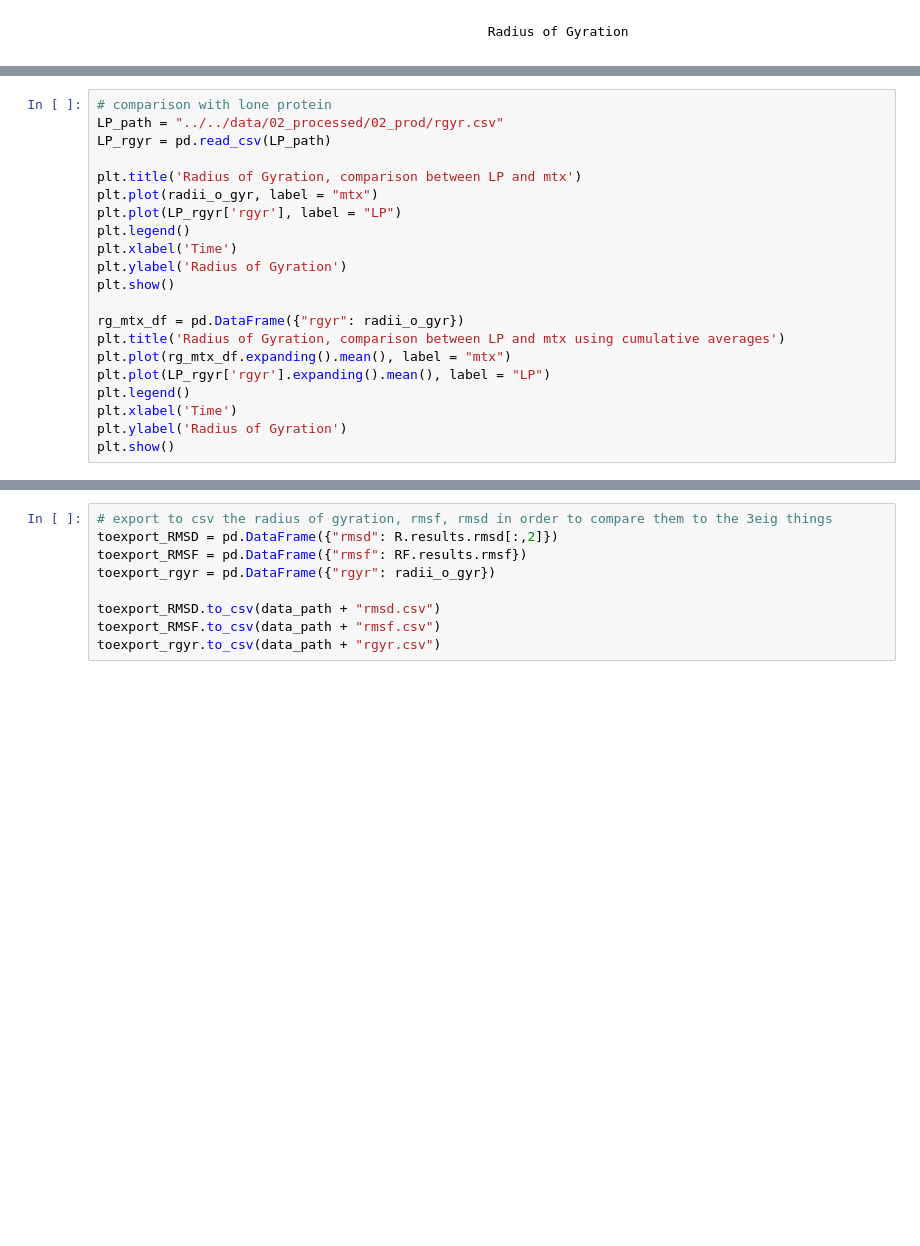
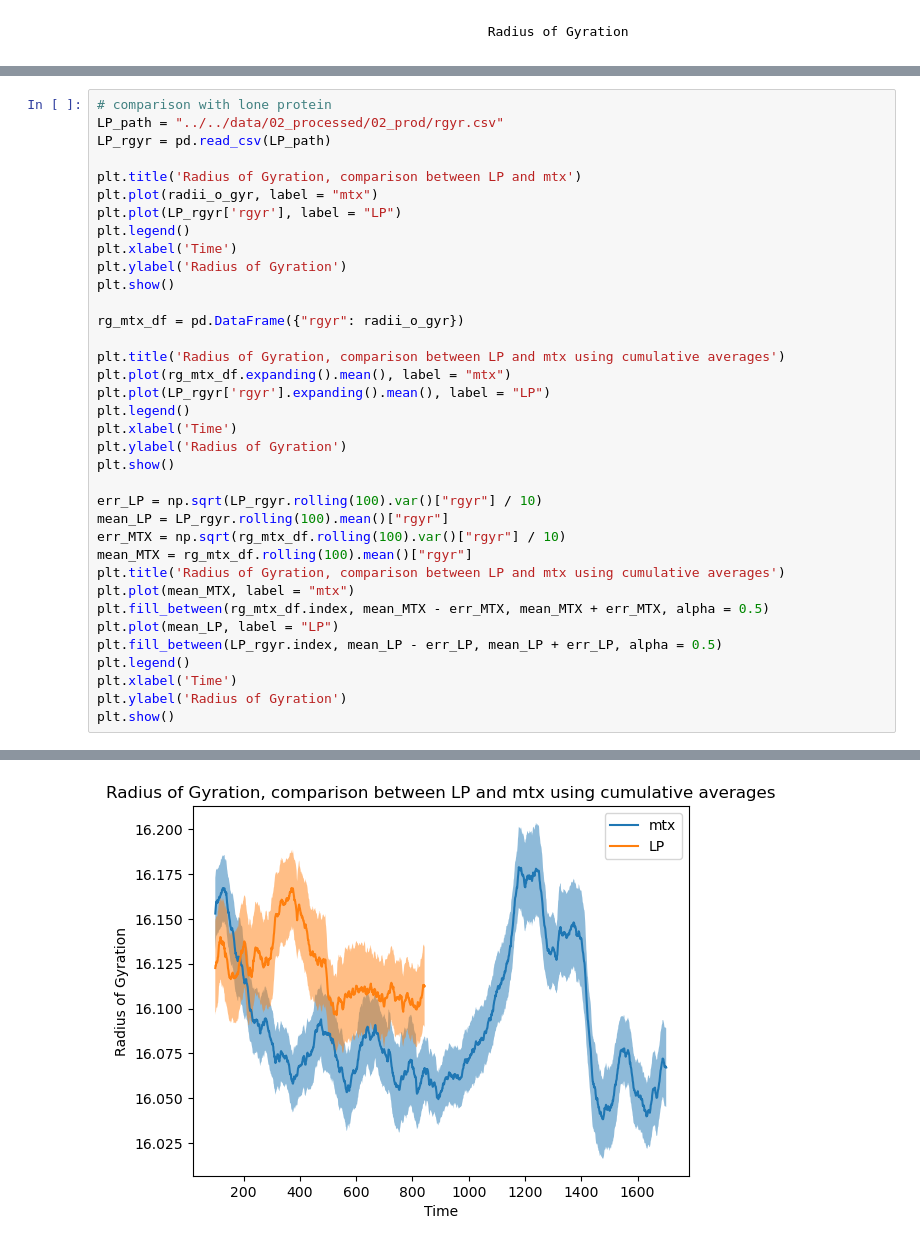
Before and after one commit to gac-uni/cbp_final2, a Jupyter notebook: notebooks/mtx/MD_Analysis_Pipeline_1.0.ipynb, the cells around one changed output, grey strips where cells are left out. Cells and saved outputs as stored; diff of their text form; blank space fills up the shorter version.

```diff
--- a/notebooks/mtx/MD_Analysis_Pipeline_1.0.ipynb
+++ b/notebooks/mtx/MD_Analysis_Pipeline_1.0.ipynb
@@ -174,33 +168,40 @@ Text(0, 0.5, 'Radius of Gyration')
 # %%
 # comparison with lone protein
 LP_path = "../../data/02_processed/02_prod/rgyr.csv"
 LP_rgyr = pd.read_csv(LP_path)
 
 plt.title('Radius of Gyration, comparison between LP and mtx')
 plt.plot(radii_o_gyr, label = "mtx")
 plt.plot(LP_rgyr['rgyr'], label = "LP")
 plt.legend()
 plt.xlabel('Time')
 plt.ylabel('Radius of Gyration')
 plt.show()
 
 rg_mtx_df = pd.DataFrame({"rgyr": radii_o_gyr})
+
 plt.title('Radius of Gyration, comparison between LP and mtx using cumulative averages')
 plt.plot(rg_mtx_df.expanding().mean(), label = "mtx")
 plt.plot(LP_rgyr['rgyr'].expanding().mean(), label = "LP")
 plt.legend()
 plt.xlabel('Time')
 plt.ylabel('Radius of Gyration')
 plt.show()
+
+err_LP = np.sqrt(LP_rgyr.rolling(100).var()["rgyr"] / 10)
+mean_LP = LP_rgyr.rolling(100).mean()["rgyr"]
+err_MTX = np.sqrt(rg_mtx_df.rolling(100).var()["rgyr"] / 10)
+mean_MTX = rg_mtx_df.rolling(100).mean()["rgyr"]
+plt.title('Radius of Gyration, comparison between LP and mtx using cumulative averages')
+plt.plot(mean_MTX, label = "mtx")
+plt.fill_between(rg_mtx_df.index, mean_MTX - err_MTX, mean_MTX + err_MTX, alpha = 0.5)
+plt.plot(mean_LP, label = "LP")
+plt.fill_between(LP_rgyr.index, mean_LP - err_LP, mean_LP + err_LP, alpha = 0.5)
+plt.legend()
+plt.xlabel('Time')
+plt.ylabel('Radius of Gyration')
+plt.show()
 # %% [output]
 [figure]
 [figure]
+[figure, added]
-# %%
-# export to csv the radius of gyration, rmsf, rmsd in order to compare them to the 3eig things
-toexport_RMSD = pd.DataFrame({"rmsd": R.results.rmsd[:,2]})
-toexport_RMSF = pd.DataFrame({"rmsf": RF.results.rmsf})
-toexport_rgyr = pd.DataFrame({"rgyr": radii_o_gyr})
-
-toexport_RMSD.to_csv(data_path + "rmsd.csv")
-toexport_RMSF.to_csv(data_path + "rmsf.csv")
-toexport_rgyr.to_csv(data_path + "rgyr.csv")
```
Also changed, not shown: parts of 14 cells of this notebook, 2 other files.
